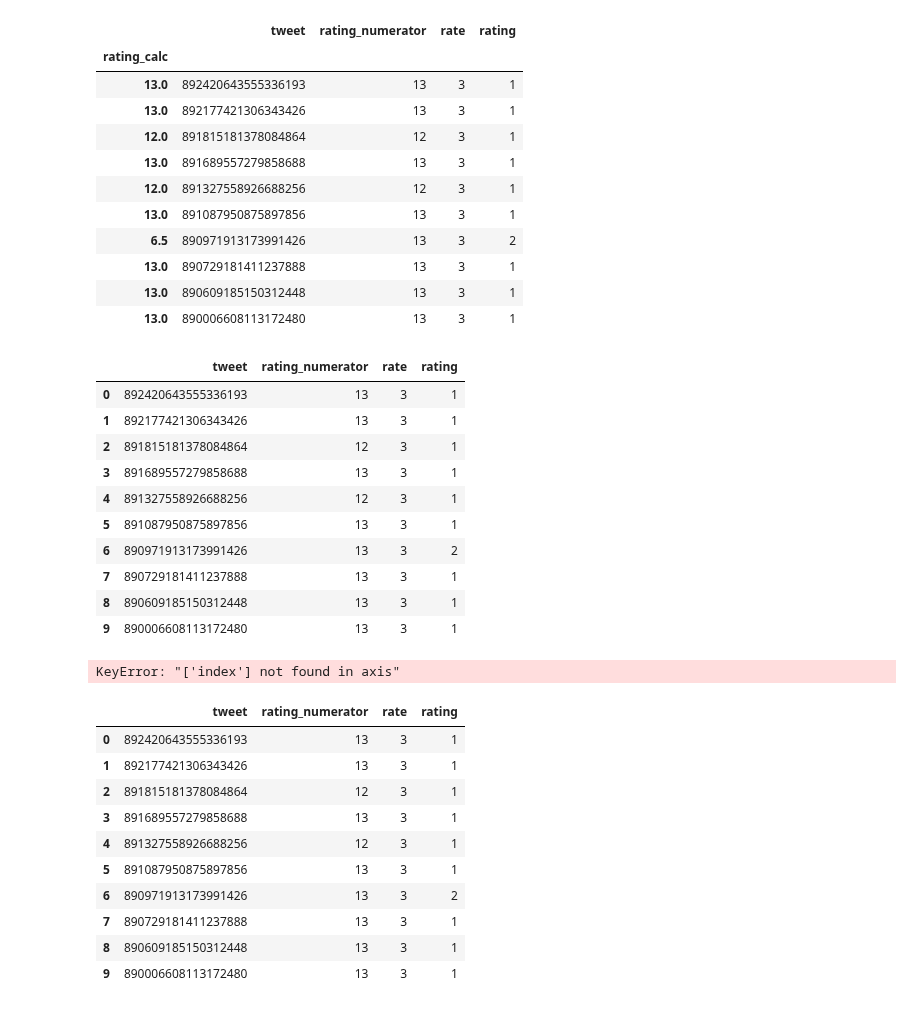
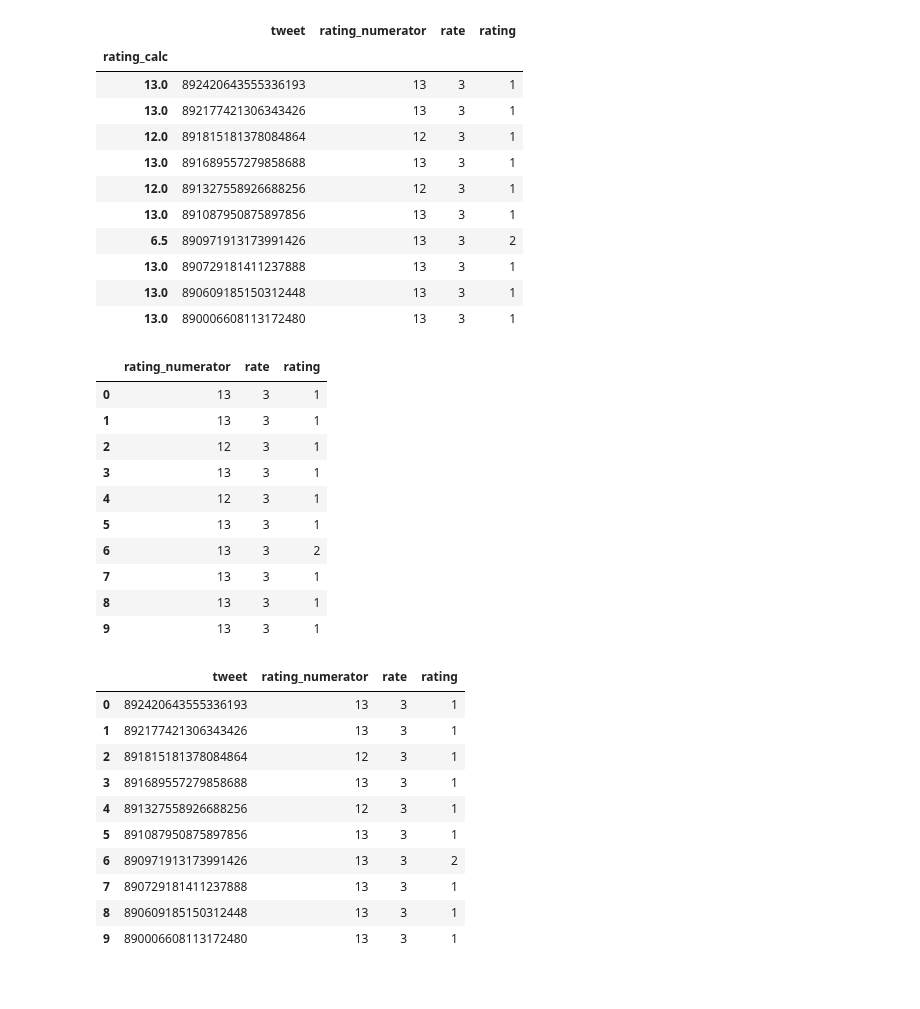
Before and after one commit to anneruhnke/data_wrangling, a Jupyter notebook: wrangle_act.ipynb, the cells around one changed output. Saved outputs shown, nothing was run; the diff lists cells and outputs as text; code cells hidden in the pictures.

```diff
--- a/wrangle_act.ipynb
+++ b/wrangle_act.ipynb
@@ -533,6 +533,8 @@ text_length_df
 tae.text_meat = tae.text.str.replace('meet', 'meat')
 # %%
 tae.rating_sum = tae.rating_numerator/2
+# %%
+tae['rating'] = tae['rating_denominator'] + tae['rating_numerator']
 # %% [markdown]
 ### Rename columns
 # %%
@@ -1189,21 +1187,17 @@ short_df.reset_index(drop=True, inplace=True)
-# %%
-short_df
-# %% [output]
-|  | tweet | rating_numerator | rate | rating |
-| 0 | 892420643555336193 | 13 | 3 | 1 |
-| 1 | 892177421306343426 | 13 | 3 | 1 |
-| 2 | 891815181378084864 | 12 | 3 | 1 |
-| 3 | 891689557279858688 | 13 | 3 | 1 |
-| 4 | 891327558926688256 | 12 | 3 | 1 |
-| 5 | 891087950875897856 | 13 | 3 | 1 |
-| 6 | 890971913173991426 | 13 | 3 | 2 |
-| 7 | 890729181411237888 | 13 | 3 | 1 |
-| 8 | 890609185150312448 | 13 | 3 | 1 |
-| 9 | 890006608113172480 | 13 | 3 | 1 |
 # %%
-short_df.drop(['index'], axis=1)
+short_df.drop(['tweet'], axis=1)
 # %% [output]
-KeyError: "['index'] not found in axis"
+|  | rating_numerator | rate | rating |
+| 0 | 13 | 3 | 1 |
+| 1 | 13 | 3 | 1 |
+| 2 | 12 | 3 | 1 |
+| 3 | 13 | 3 | 1 |
+| 4 | 12 | 3 | 1 |
+| 5 | 13 | 3 | 1 |
+| 6 | 13 | 3 | 2 |
+| 7 | 13 | 3 | 1 |
+| 8 | 13 | 3 | 1 |
+| 9 | 13 | 3 | 1 |
 # %%
 short_df.dropna(axis=0) # drop na rows
 short_df.dropna(axis=1) # drop na columns
```
Also changed, not shown: parts of 35 cells of this notebook.
